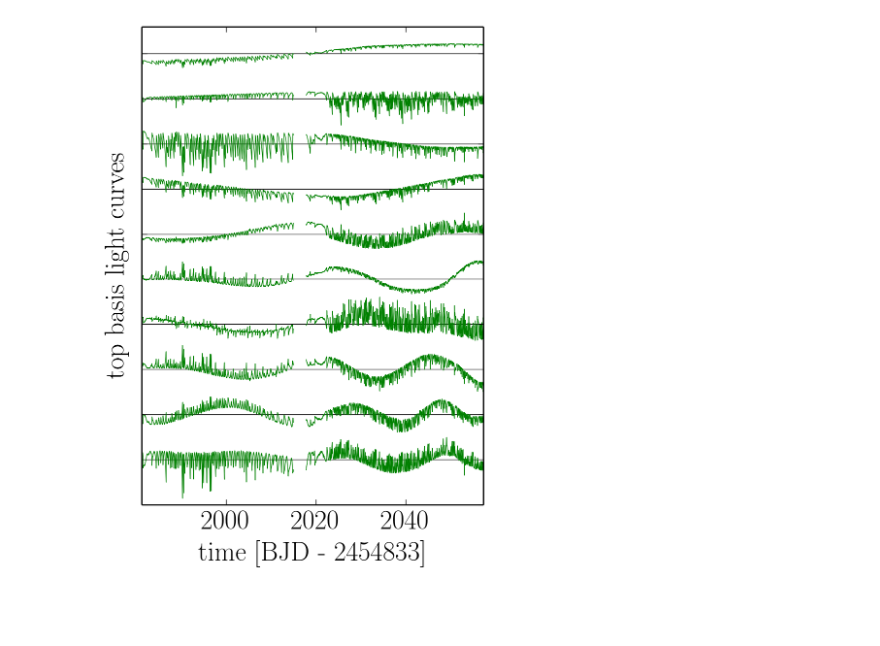
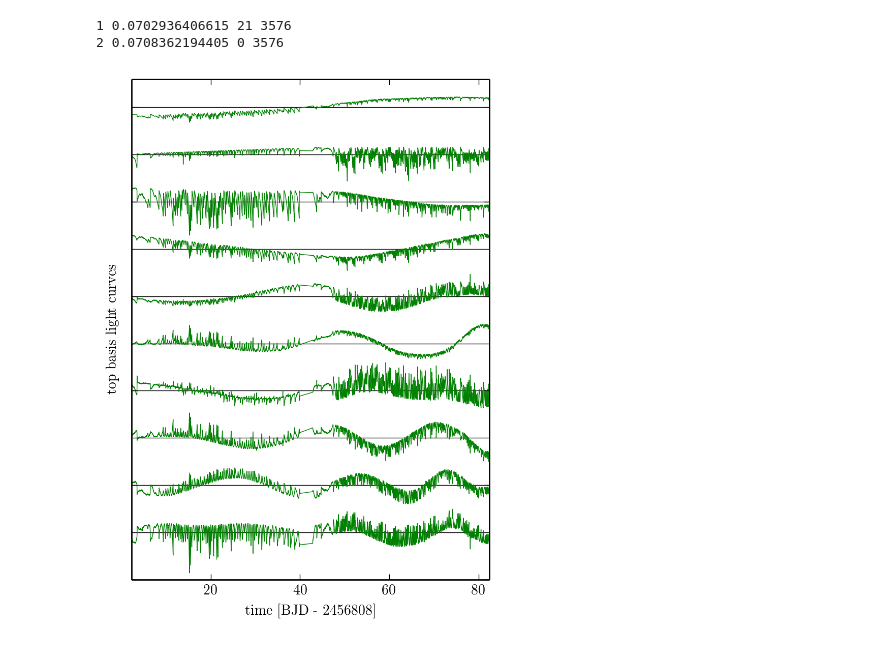
Before and after one commit to dfm/k2-paper, a Jupyter notebook: figures/pca.ipynb, the cells around one changed output. Saved outputs shown, nothing was run; the diff lists cells and outputs as text; code cells hidden in the pictures; blank space fills up the shorter version.

```diff
--- a/figures/pca.ipynb
+++ b/figures/pca.ipynb
@@ -22,3 +39,3 @@ fn = lc_dir + "c1/{0}00000/{1}000/ktwo{2}-c01_lpd-lc.fits".format(epicid[:4], ep
 # %%
-lc, hdr = fitsio.read(fn, header=True)
-base_time = hdr["BJDREFI"]
+_, hdr = fitsio.read(fn, header=True)
+base_time = hdr["BJDREFI"] + 1975
@@ -28,17 +42,23 @@ with h5py.File(lc_dir + "c1-basis.h5", "r") as f:
+# %%
+lc = K2LightCurve(fn)
+lc.prepare(lc_dir + "c1-basis.h5", nbasis=150)
+# %% [output]
+1 0.0702936406615 21 3576
+2 0.0708362194405 0 3576
 # %%
 pl.figure(figsize=(4, 6))
 pl.axes([0.1, 0.13, 0.88, 0.82])
-t = lc["time"]
+t = lc.time
 offset = 0.1
 for i in range(10):
     pl.gca().axhline(-offset * i, color="k", lw=0.5)
-    pl.plot(t, basis[i] - offset * i, "g", lw=0.5)
-pl.xlim(min(t) + 6, max(t))
+    pl.plot(t, lc.basis[i] - offset * i, "g", lw=0.5)
+pl.xlim(min(t), max(t))
 pl.ylim(-1.0, 0.06)
 pl.gca().xaxis.set_major_locator(MaxNLocator(5))
 pl.gca().set_yticklabels([])
 pl.ylabel("top basis light curves")
 pl.xlabel("time [BJD - {0}]".format(base_time))
 pl.savefig("pca.pdf")
 # %% [output]
-[figure, old version]
+[figure, new version]
```
Also changed, not shown: parts of 8 cells of this notebook, 2 other files.
